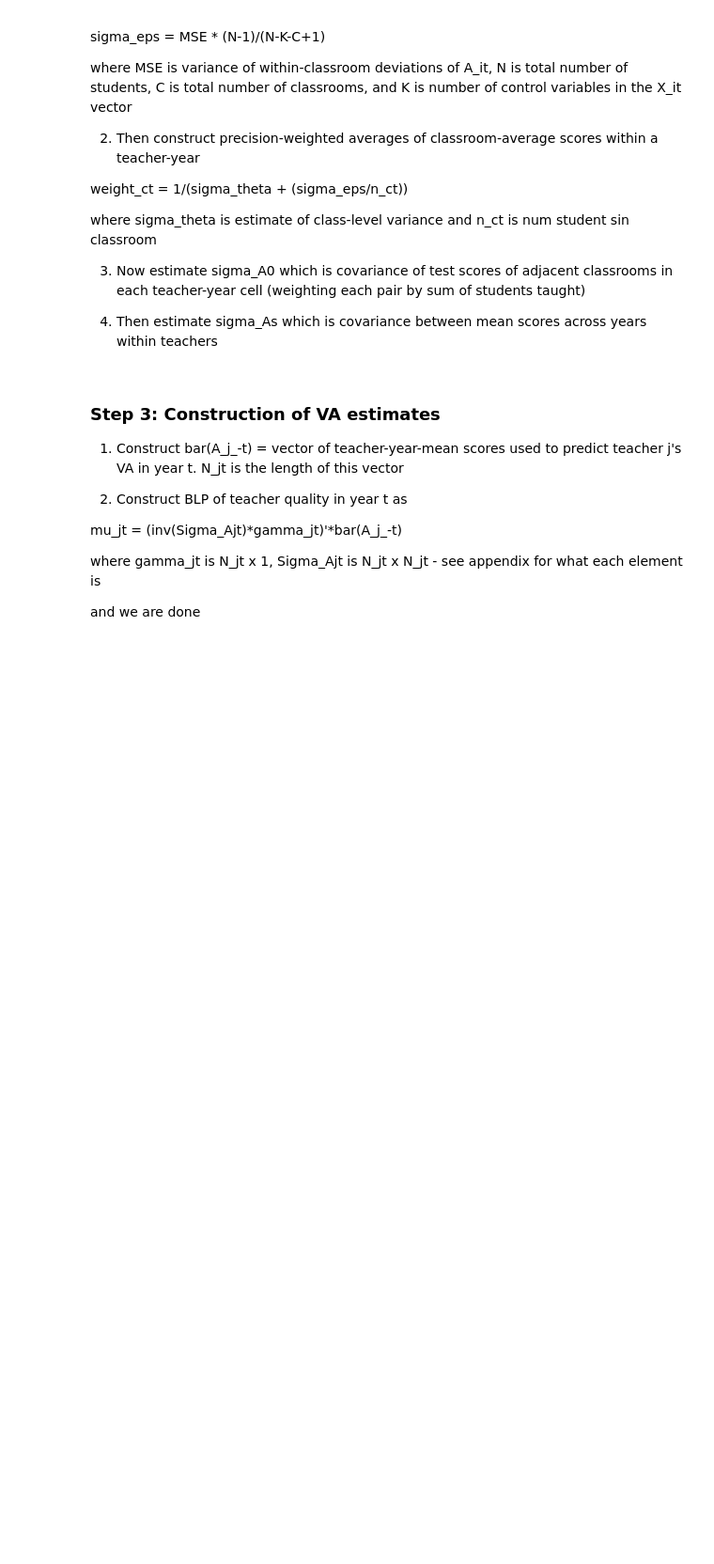
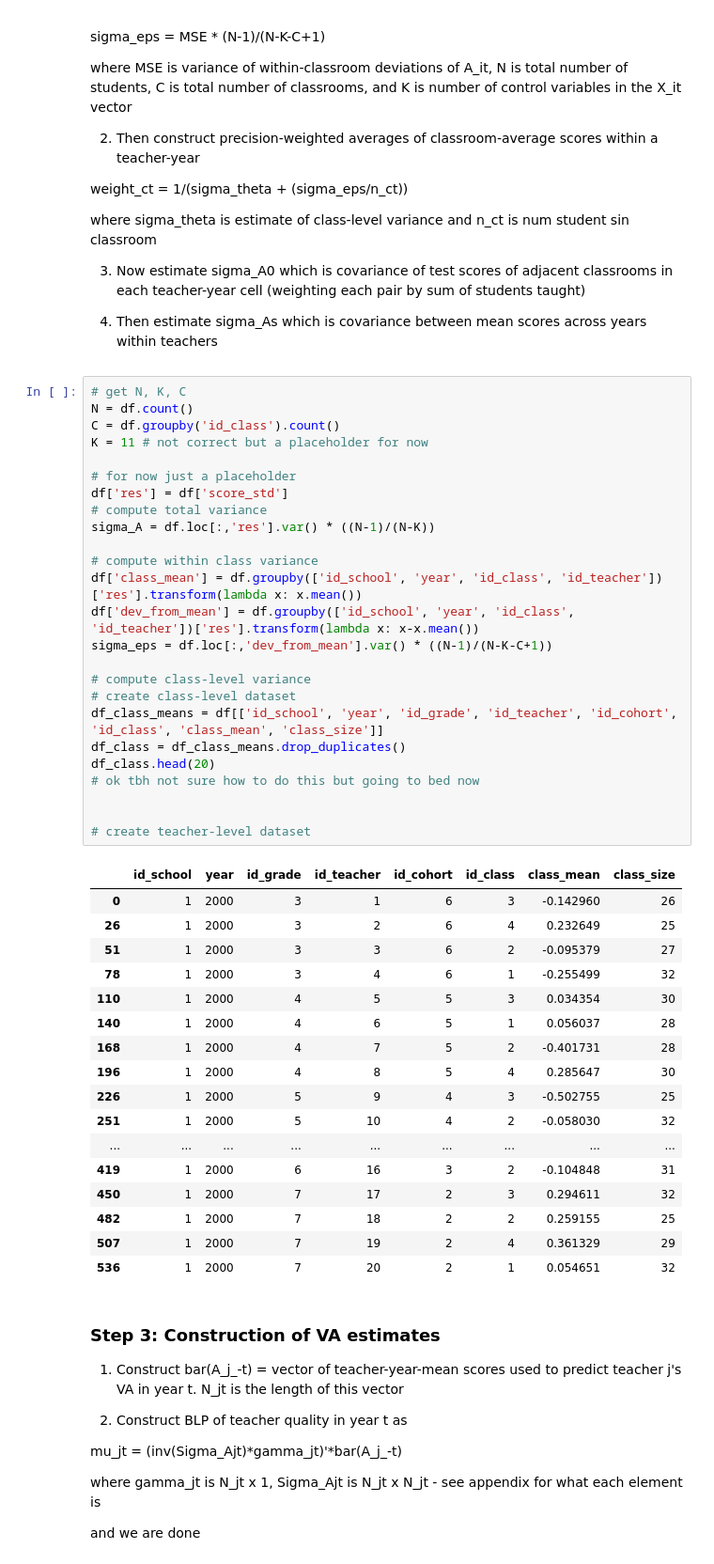
Before and after one commit to nadialucas/fabfour, a Jupyter notebook: pset1/value_added.ipynb, the cells around one changed output. Shown at 94% size. Cells and saved outputs as stored; diff of their text form; blank space fills up the shorter version.

```diff
--- a/pset1/value_added.ipynb
+++ b/pset1/value_added.ipynb
@@ -74,6 +130,49 @@ where sigma_theta is estimate of class-level variance and n_ct is num student si
 3. Now estimate sigma_A0 which is covariance of test scores of adjacent classrooms in each teacher-year cell (weighting each pair by sum of students taught)
 
 4. Then estimate sigma_As which is covariance between mean scores across years within teachers
+# %%
+# get N, K, C
+N = df.count()
+C = df.groupby('id_class').count()
+K = 11 # not correct but a placeholder for now
+
+# for now just a placeholder
+df['res'] = df['score_std']
+# compute total variance
+sigma_A = df.loc[:,'res'].var() * ((N-1)/(N-K))
+
+# compute within class variance
+df['class_mean'] = df.groupby(['id_school', 'year', 'id_class', 'id_teacher'])['res'].transform(lambda x: x.mean())
+df['dev_from_mean'] = df.groupby(['id_school', 'year', 'id_class', 'id_teacher'])['res'].transform(lambda x: x-x.mean())
+sigma_eps = df.loc[:,'dev_from_mean'].var() * ((N-1)/(N-K-C+1))
+
+# compute class-level variance
+# create class-level dataset
+df_class_means = df[['id_school', 'year', 'id_grade', 'id_teacher', 'id_cohort', 'id_class', 'class_mean', 'class_size']]
+df_class = df_class_means.drop_duplicates()
+df_class.head(20)
+# ok tbh not sure how to do this but going to bed now
+
+
+# create teacher-level dataset
+# %% [output]
+|  | id_school | year | id_grade | id_teacher | id_cohort | id_class | class_mean | class_size |
+| 0 | 1 | 2000 | 3 | 1 | 6 | 3 | -0.142960 | 26 |
+| 26 | 1 | 2000 | 3 | 2 | 6 | 4 | 0.232649 | 25 |
+| 51 | 1 | 2000 | 3 | 3 | 6 | 2 | -0.095379 | 27 |
+| 78 | 1 | 2000 | 3 | 4 | 6 | 1 | -0.255499 | 32 |
+| 110 | 1 | 2000 | 4 | 5 | 5 | 3 | 0.034354 | 30 |
+| 140 | 1 | 2000 | 4 | 6 | 5 | 1 | 0.056037 | 28 |
+| 168 | 1 | 2000 | 4 | 7 | 5 | 2 | -0.401731 | 28 |
+| 196 | 1 | 2000 | 4 | 8 | 5 | 4 | 0.285647 | 30 |
+| 226 | 1 | 2000 | 5 | 9 | 4 | 3 | -0.502755 | 25 |
+| 251 | 1 | 2000 | 5 | 10 | 4 | 2 | -0.058030 | 32 |
+| ... | ... | ... | ... | ... | ... | ... | ... | ... |
+| 419 | 1 | 2000 | 6 | 16 | 3 | 2 | -0.104848 | 31 |
+| 450 | 1 | 2000 | 7 | 17 | 2 | 3 | 0.294611 | 32 |
+| 482 | 1 | 2000 | 7 | 18 | 2 | 2 | 0.259155 | 25 |
+| 507 | 1 | 2000 | 7 | 19 | 2 | 4 | 0.361329 | 29 |
+| 536 | 1 | 2000 | 7 | 20 | 2 | 1 | 0.054651 | 32 |
 # %% [markdown]
 ### Step 3: Construction of VA estimates
 
```
Also changed, not shown: parts of 3 cells of this notebook.
